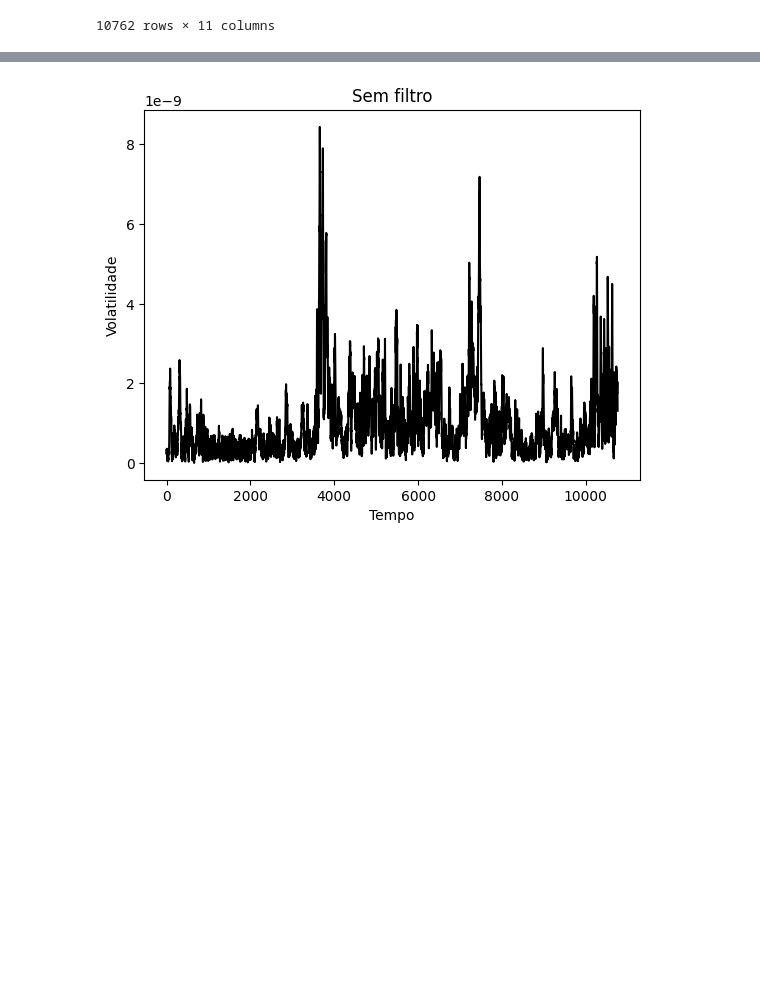
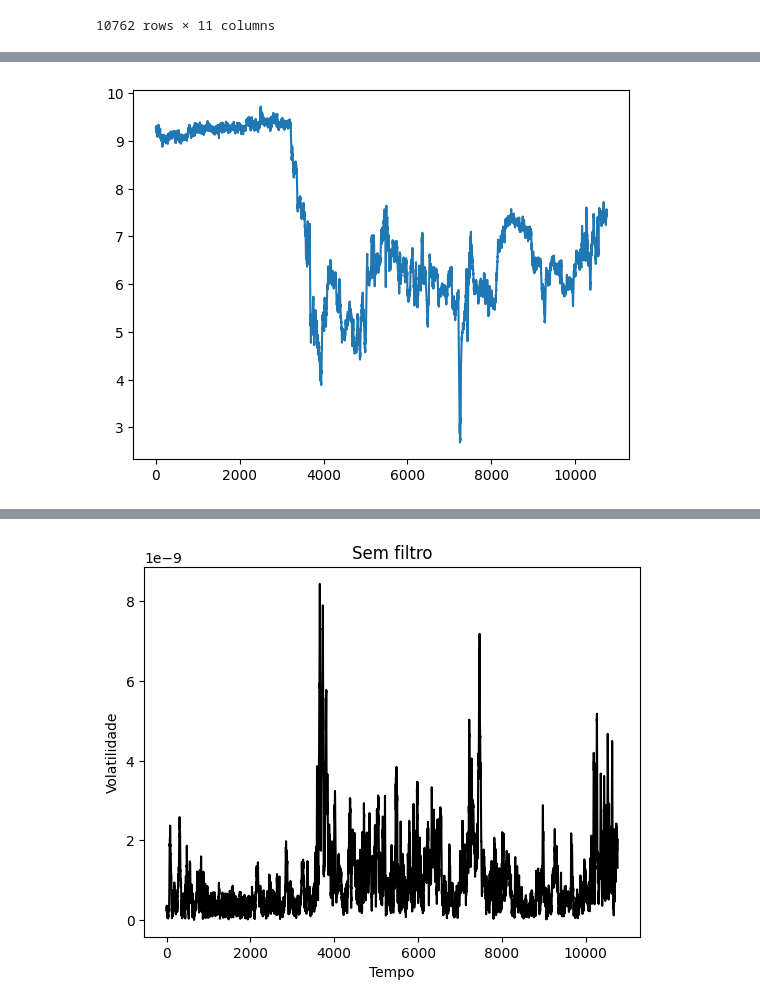
Before and after one commit to vilelabruno/COSMIC, a Jupyter notebook: index.ipynb, the cells around one changed output, grey strips where cells are left out. Cells and saved outputs as stored; diff of their text form; code cells hidden in the pictures; blank space fills up the shorter version.

```diff
--- a/index.ipynb
+++ b/index.ipynb
@@ -131,0 +145,100 @@ curlometer(data_1, data_2, data_3, data_4).plot()
+# %%
+import pandas as pd
+import numpy as np
+import matplotlib.pyplot as plt
+def calculate_mod_B(df, Bx_column, By_column, Bz_column):
+    """
+    Function to calculate mod_B from the given pandas dataframe and column names.
+    Args:
+    df : pandas.DataFrame
+    Bx_column, By_column, Bz_column : str
+
+    Returns:
+    pandas.Series
+    """
+    # Get the columns
+    Bx = df[Bx_column]
+    By = df[By_column]
+    Bz = df[Bz_column]
+
+    # Calculate the magnitude of B (mod_B)
+    yy = np.sqrt(Bx**2 + By**2 + Bz**2)
+
+    return yy
+
+# Util function to plot the mod_B
+def plot_mod_B(yy):
+    plt.figure()
+    plt.plot(yy)
+    plt.show()
+
+
+# Identify the columns
+Bx_column = "B_vec_xyz_gse__C1_CP_FGM_FULL1"
+By_column = "B_vec_xyz_gse__C1_CP_FGM_FULL2"
+Bz_column = "B_vec_xyz_gse__C1_CP_FGM_FULL3"
+
+
+
+# Calculate mod_B
+yy = calculate_mod_B(data_1, Bx_column, By_column, Bz_column)
+
+# Plot mod_B
+plot_mod_B(yy)
+
+# Save mod_B to a file
+#yy.to_csv('mod_B.dat', sep='\t', header=False, index=False)
+
+def calculate_PVI(x, tau=66):
+    """
+    Function to calculate PVI from the given pandas series
+    Args:
+    x : pandas.Series
+    tau : int
+
+    Returns:
+    pandas.Series
+    """
+
+    # Ensure x is a pandas series
+    if not isinstance(x, pd.Series):
+        x = pd.Series(x)
+
+    n = len(x)
+    delta = []
+
+    # Loop through to compute delta
+    for i in range(0, n-tau):
+        delta.append(x[i+tau] - x[i])
+
+    delta = pd.Series(delta)
+
+    # Compute absolute, square, mean, and root
+    abs_delta = delta.abs()
+    square_delta = abs_delta.pow(2)
+    mean_delta = square_delta.mean()
+    sqrt_delta = np.sqrt(mean_delta)
+
+    # Compute PVI
+    PVI = abs_delta.divide(sqrt_delta)
+
+    # Transpose
+    PVI = PVI.T
+
+    return PVI
+
+# Using matplotlib for plotting
+def plot_data(PVI):
+    plt.figure()
+    plt.plot(PVI)
+    plt.show()
+
+# Usage
+
+# Calculate PVI
+PVI = calculate_PVI(yy)
+
+# Plot the PVI
+plot_data(PVI)
+# %% [output]
+[figure, added]
```
Also changed, not shown: parts of 14 cells of this notebook.
